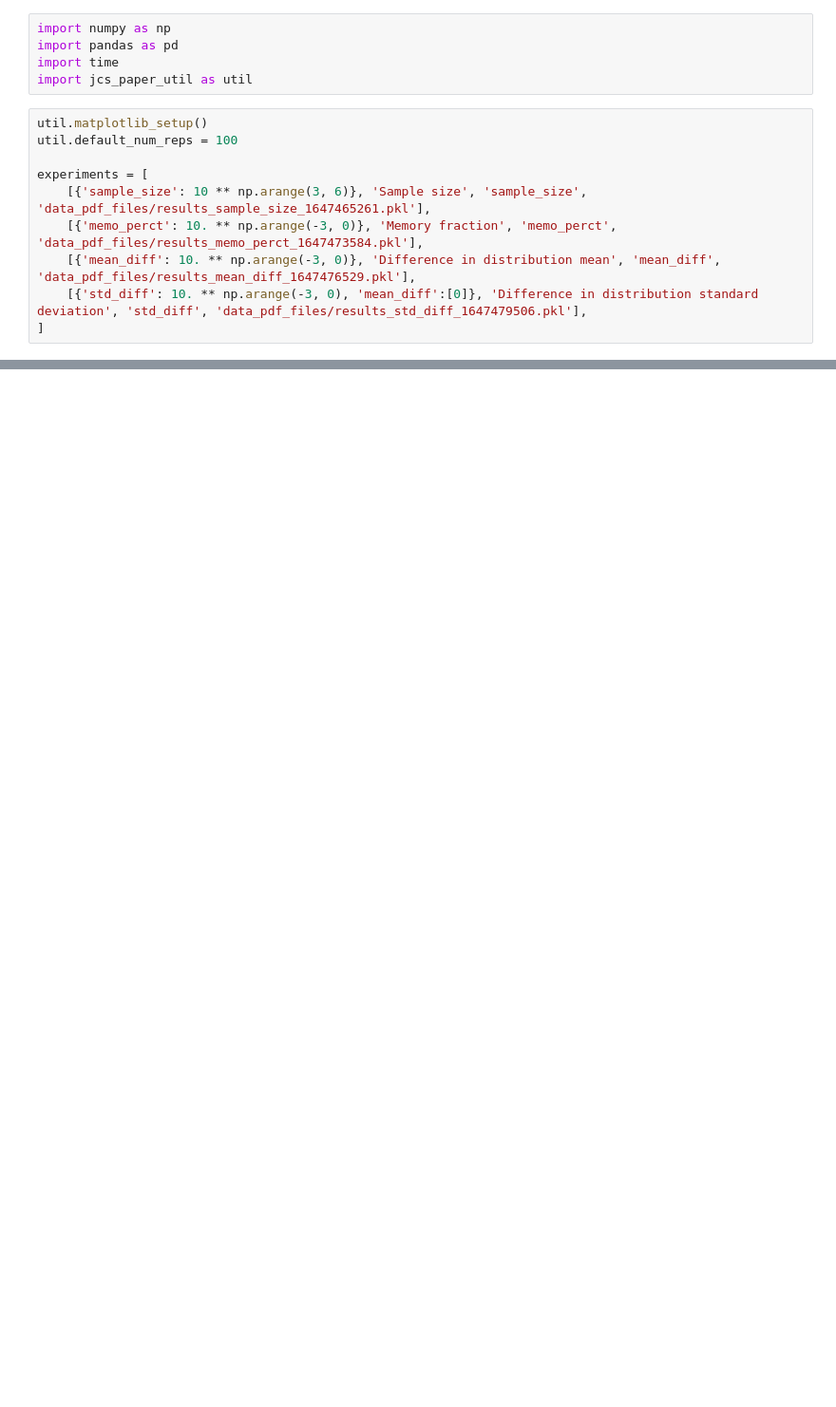
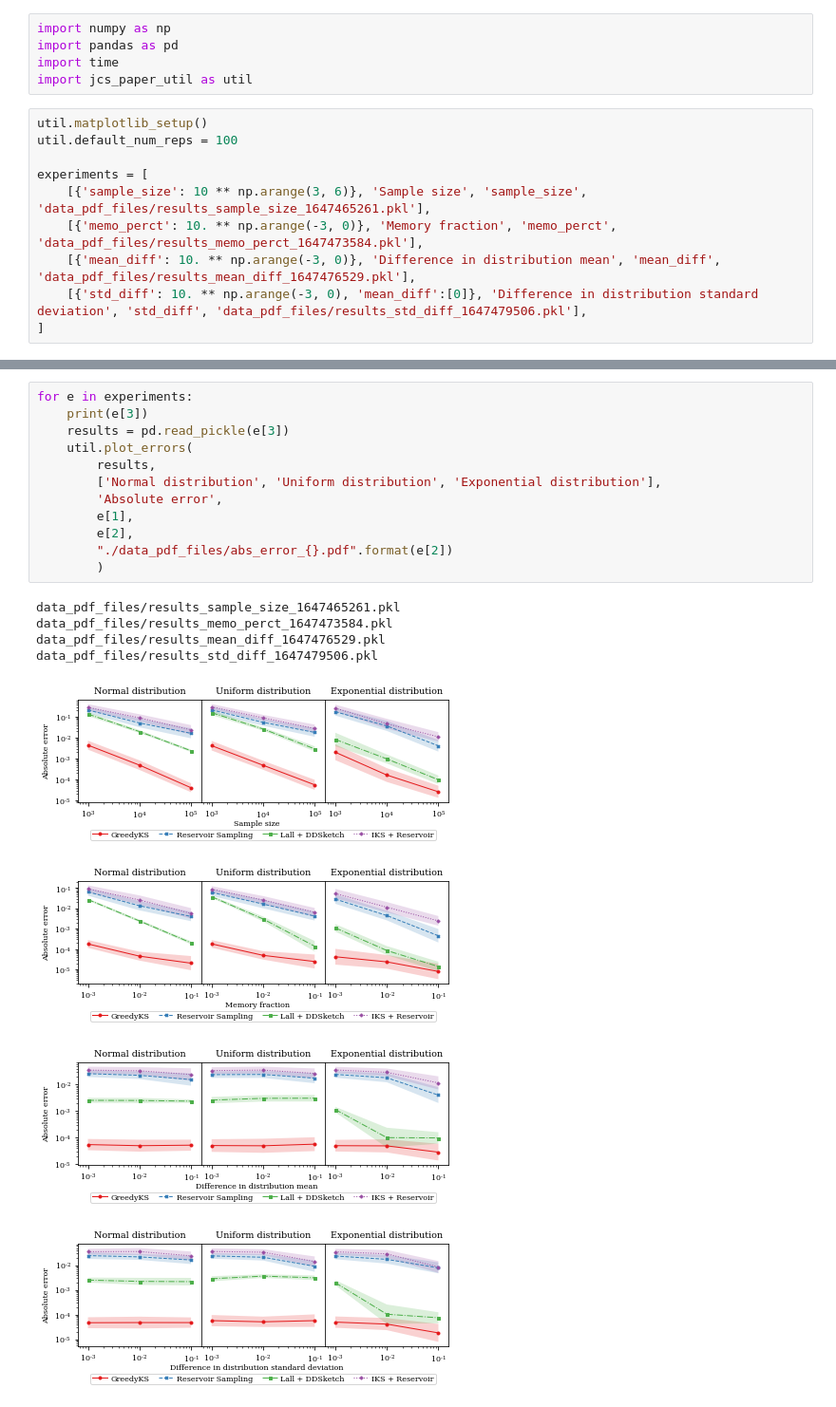
Before and after one commit to moretoknow/greedyks_experiments, a Jupyter notebook: absolute_error.ipynb, the cells around one changed output, grey strips where cells are left out. Shown at 95% size. Cells and saved outputs as stored; diff of their text form; blank space fills up the shorter version.

```diff
--- a/absolute_error.ipynb
+++ b/absolute_error.ipynb
@@ -37,0 +45,21 @@ for e in experiments:
+# %%
+for e in experiments:
+    print(e[3])
+    results = pd.read_pickle(e[3])
+    util.plot_errors(
+        results,
+        ['Normal distribution', 'Uniform distribution', 'Exponential distribution'],
+        'Absolute error',
+        e[1],
+        e[2],
+        "./data_pdf_files/abs_error_{}.pdf".format(e[2])
+        )
+# %% [output]
+data_pdf_files/results_sample_size_1647465261.pkl
+data_pdf_files/results_memo_perct_1647473584.pkl
+data_pdf_files/results_mean_diff_1647476529.pkl
+data_pdf_files/results_std_diff_1647479506.pkl
+[figure, added]
+[figure, added]
+[figure, added]
+[figure, added]
```
Also changed, not shown: parts of 3 cells of this notebook.
